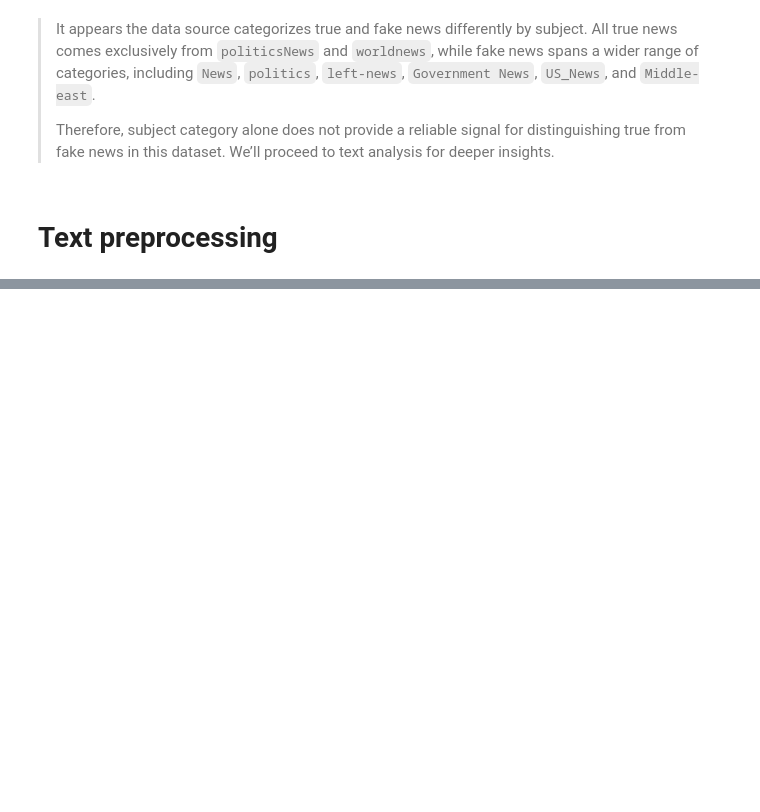
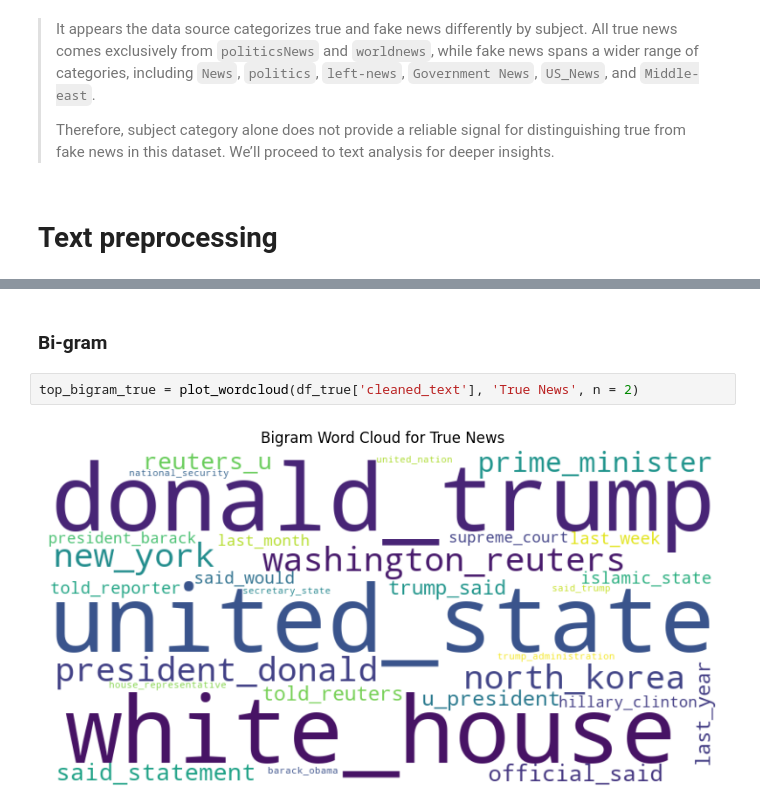
Before and after one commit to DigimonFrankie/Projects, a Jupyter notebook: Detecting Fake News: Real vs. Fabricated Online News Content/EDA & Preprocessing.ipynb, the cells around one changed output, grey strips where cells are left out. Drawn from its saved outputs; the diff is of its cells as text; blank space fills up the shorter version.

```diff
--- a/Detecting Fake News: Real vs. Fabricated Online News Content/EDA & Preprocessing.ipynb
+++ b/Detecting Fake News: Real vs. Fabricated Online News Content/EDA & Preprocessing.ipynb
@@ -270,0 +360,6 @@ plt.show()
+# %% [markdown]
+### Bi-gram
+# %%
+top_bigram_true = plot_wordcloud(df_true['cleaned_text'], 'True News', n = 2)
+# %% [output]
+[figure, added]
```
Also changed, not shown: parts of 26 cells of this notebook.
